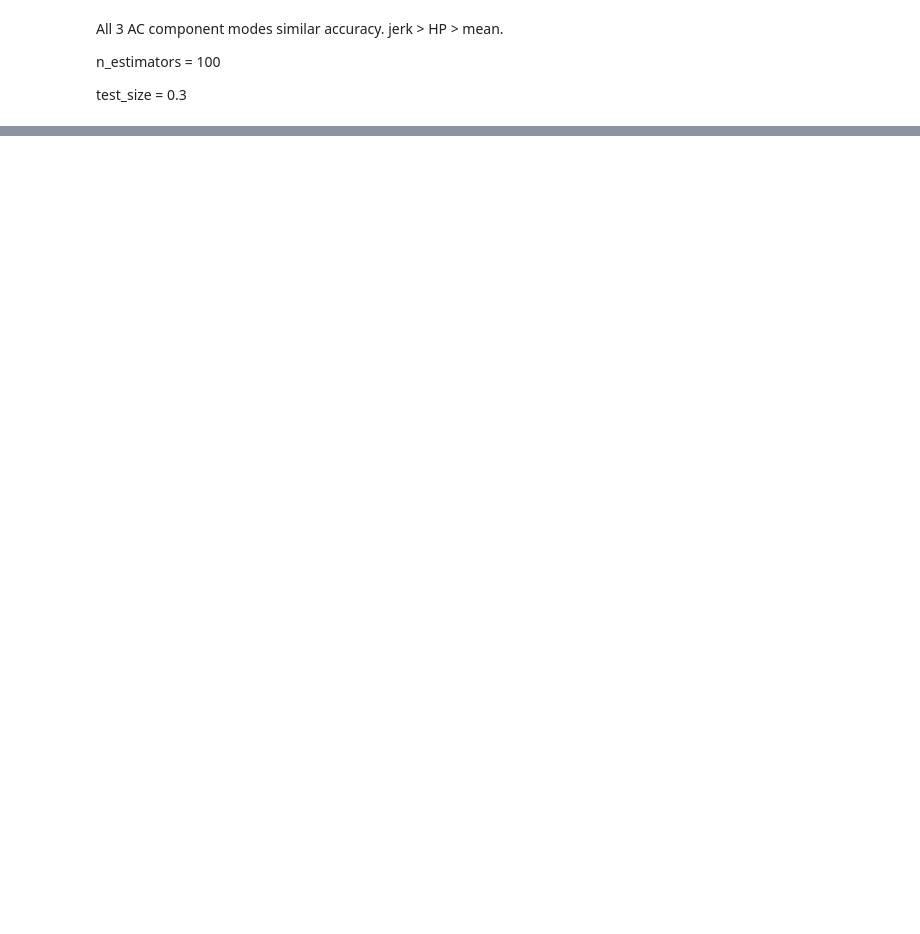
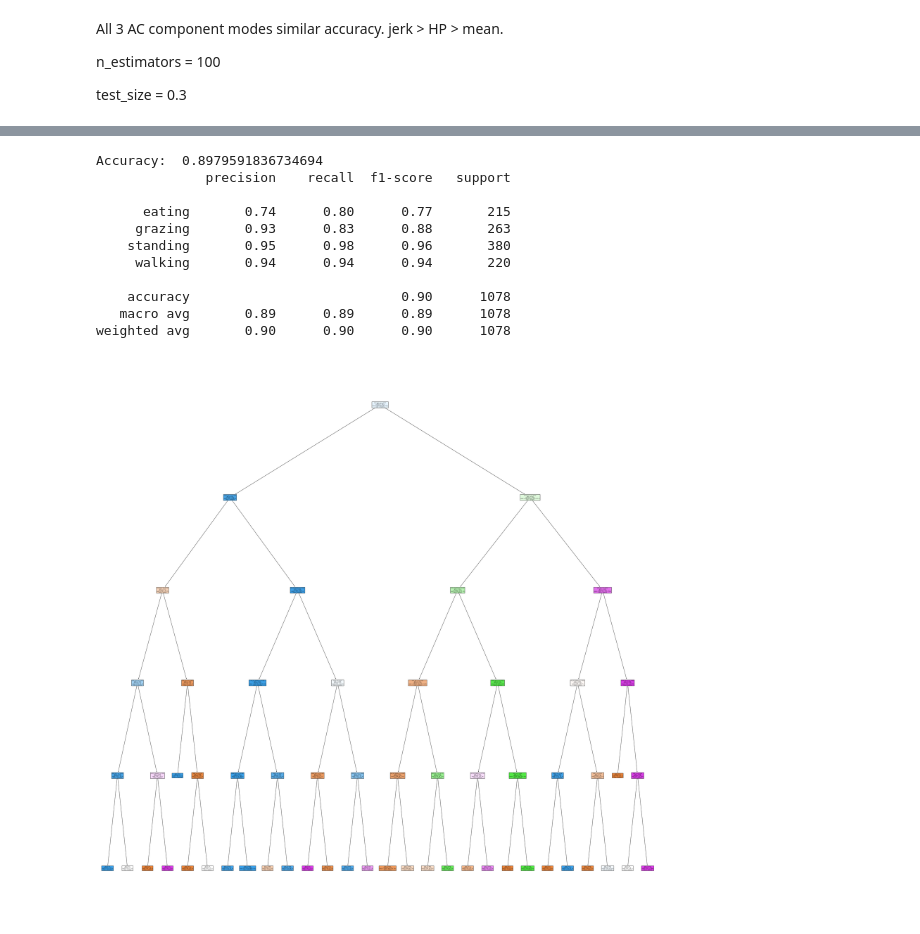
Before and after one commit to Jakaho/animal_activity_tag, a Jupyter notebook: notebooks/random_forest.ipynb, the cells around one changed output, grey strips where cells are left out. Drawn from its saved outputs; the diff is of its cells as text; code cells hidden in the pictures; blank space fills up the shorter version.

```diff
--- a/notebooks/random_forest.ipynb
+++ b/notebooks/random_forest.ipynb
@@ -97,0 +100,35 @@ dtype: float64
+# %%
+from sklearn.tree import DecisionTreeClassifier, plot_tree
+
+top10 = importances_series_sorted.head(10).index.tolist()
+
+X_train_scaled_df = pd.DataFrame(scaler.fit_transform(X_train), columns=X_train.columns, index=X_train.index)
+X_test_scaled_df = pd.DataFrame(scaler.transform(X_test), columns=X_test.columns, index=X_test.index)
+
+X_train_top10 = X_train_scaled_df[top10]
+X_test_top10 = X_test_scaled_df[top10]
+
+dt_classifier = DecisionTreeClassifier(max_depth=5, random_state=42)
+dt_classifier.fit(X_train_top10, y_train)
+
+pred_dt = dt_classifier.predict(X_test_top10)
+
+print('Accuracy: ', accuracy_score(y_test, pred_dt))
+print(classification_report(y_test, pred_dt, target_names=label_encoder.inverse_transform(dt_classifier.classes_)))
+
+plt.figure(figsize=(50,50))
+plot_tree(dt_classifier, filled=True, feature_names=top10, class_names=label_encoder.classes_)
+plt.show()
+# %% [output]
+Accuracy:  0.8979591836734694
+              precision    recall  f1-score   support
+
+      eating       0.74      0.80      0.77       215
+     grazing       0.93      0.83      0.88       263
+    standing       0.95      0.98      0.96       380
+     walking       0.94      0.94      0.94       220
+
+    accuracy                           0.90      1078
+   macro avg       0.89      0.89      0.89      1078
+weighted avg       0.90      0.90      0.90      1078
+[figure, added]
```
Also changed, not shown: parts of 4 cells of this notebook, 2 other files.
